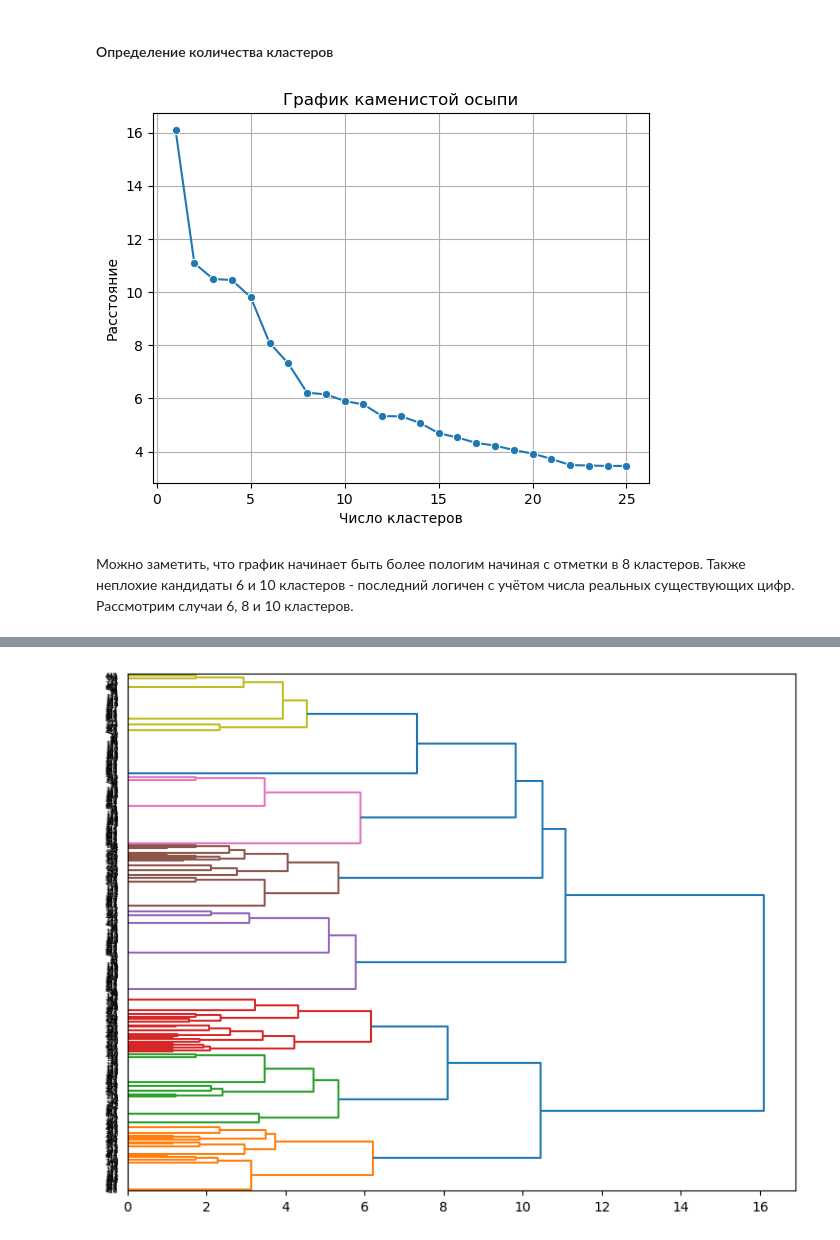
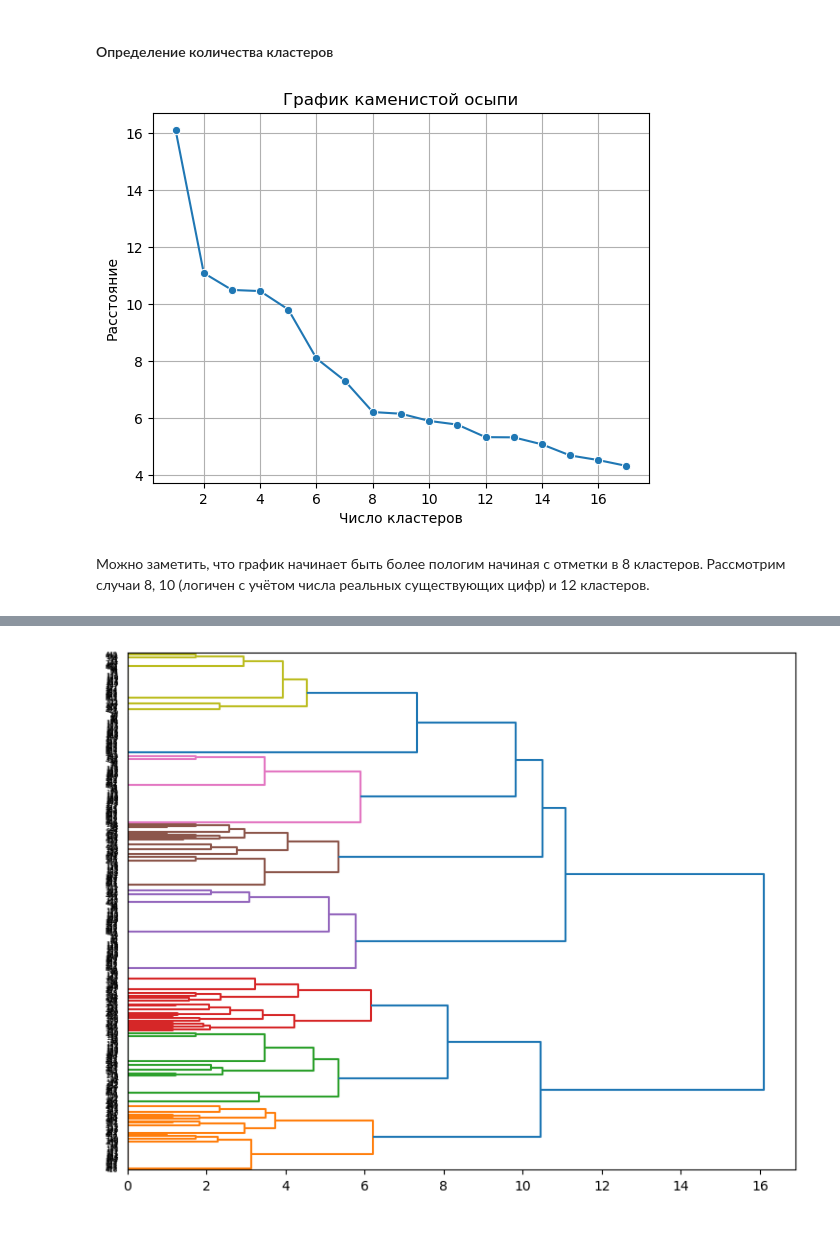
Before and after one commit to AnnaBaiborodova/ITMO_Data_Analysis, a Jupyter notebook: lab1/Hierarchical_Clastering.ipynb, the cells around one changed output, grey strips where cells are left out. Drawn from its saved outputs; the diff is of its cells as text; code cells hidden in the pictures.

```diff
--- a/lab1/Hierarchical_Clastering.ipynb
+++ b/lab1/Hierarchical_Clastering.ipynb
@@ -104,14 +104,14 @@ idxs = range(1, len(dist) + 1)
 # %% [markdown]
 #### Определение количества кластеров
 # %%
-# Построим график каменистой осыпи для 25 кластеров
+# Построим график каменистой осыпи для 17 кластеров
 rock_line = pd.DataFrame()
-rock_line['Число кластеров'] = idxs[:25]
-rock_line['Расстояние'] = dist[:25]
+rock_line['Число кластеров'] = idxs[:17]
+rock_line['Расстояние'] = dist[:17]
 sns.lineplot(data = rock_line, x = 'Число кластеров', y = 'Расстояние', markers = True, marker = 'o').set_title('График каменистой осыпи')
 plt.grid(True)
 plt.show()
 # %% [output]
-[figure, old version]
+[figure, new version]
 # %% [markdown]
-Можно заметить, что график начинает быть более пологим начиная с отметки в 8 кластеров. Также неплохие кандидаты 6 и 10 кластеров - последний логичен с учётом числа реальных существующих цифр. Рассмотрим случаи 6, 8 и 10 кластеров.
+Можно заметить, что график начинает быть более пологим начиная с отметки в 8 кластеров. Рассмотрим случаи 8, 10 (логичен с учётом числа реальных существующих цифр) и 12 кластеров.
```
Also changed, not shown: parts of 16 cells of this notebook.
